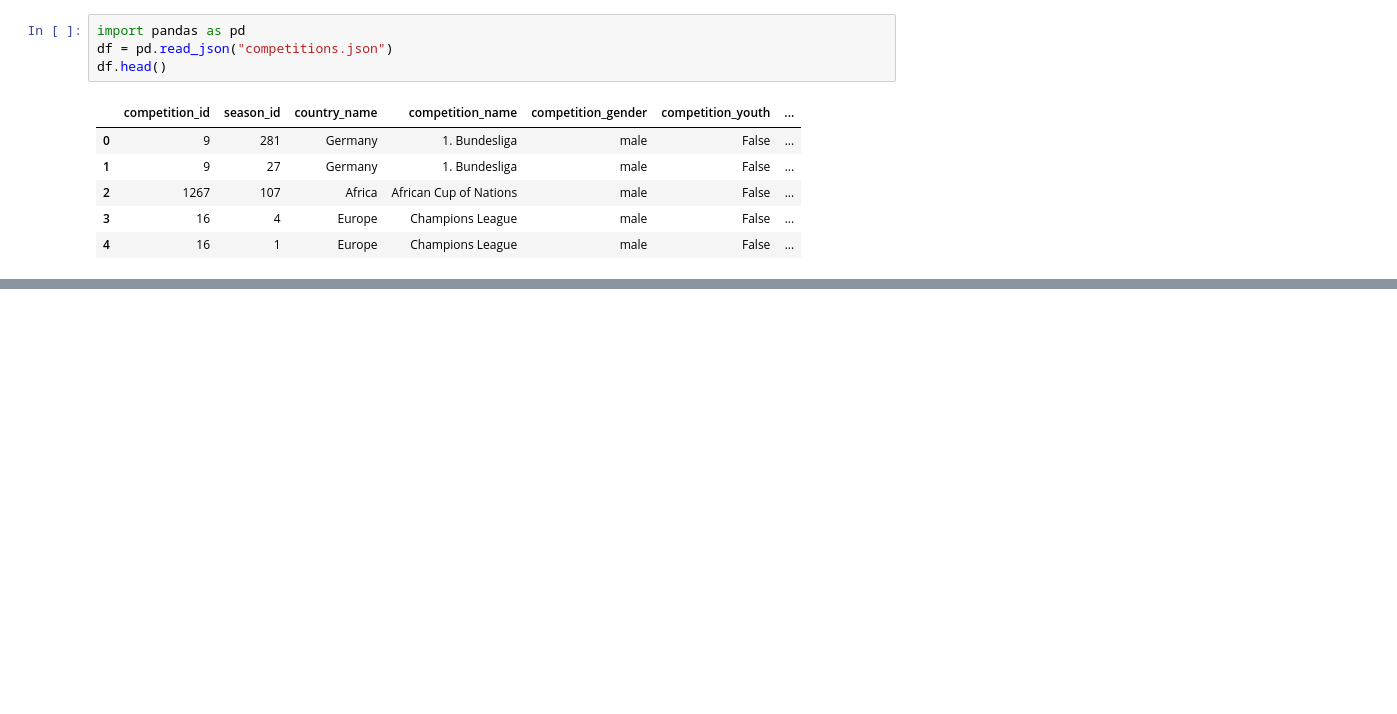
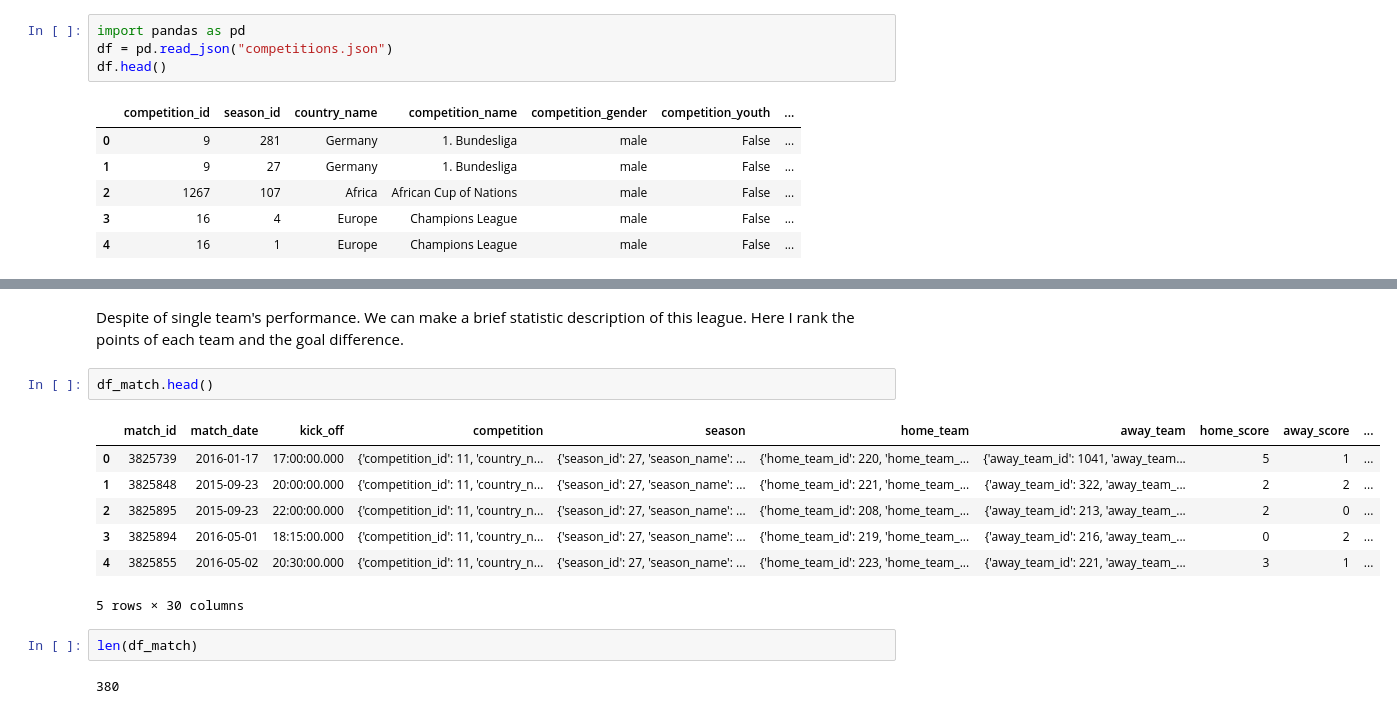
Before and after one commit to liuhouyi720-pixel/World-Cup-2026, a Jupyter notebook: Learning/Match_selection_tool.ipynb, the cells around one changed output, grey strips where cells are left out. Cells and saved outputs as stored; diff of their text form; blank space fills up the shorter version.

```diff
--- a/Learning/Match_selection_tool.ipynb
+++ b/Learning/Match_selection_tool.ipynb
@@ -11,0 +177,16 @@ df.head()
+# %% [markdown]
+Despite of single team's performance. We can make a brief statistic description of this league. Here I rank the points of each team and the goal difference.
+# %%
+df_match.head()
+# %% [output]
+|  | match_id | match_date | kick_off | competition | season | home_team | away_team | home_score | away_score | ... |
+| 0 | 3825739 | 2016-01-17 | 17:00:00.000 | {'competition_id': 11, 'country_n... | {'season_id': 27, 'season_name': ... | {'home_team_id': 220, 'home_team_... | {'away_team_id': 1041, 'away_team... | 5 | 1 | ... |
+| 1 | 3825848 | 2015-09-23 | 20:00:00.000 | {'competition_id': 11, 'country_n... | {'season_id': 27, 'season_name': ... | {'home_team_id': 221, 'home_team_... | {'away_team_id': 322, 'away_team_... | 2 | 2 | ... |
+| 2 | 3825895 | 2015-09-23 | 22:00:00.000 | {'competition_id': 11, 'country_n... | {'season_id': 27, 'season_name': ... | {'home_team_id': 208, 'home_team_... | {'away_team_id': 213, 'away_team_... | 2 | 0 | ... |
+| 3 | 3825894 | 2016-05-01 | 18:15:00.000 | {'competition_id': 11, 'country_n... | {'season_id': 27, 'season_name': ... | {'home_team_id': 219, 'home_team_... | {'away_team_id': 216, 'away_team_... | 0 | 2 | ... |
+| 4 | 3825855 | 2016-05-02 | 20:30:00.000 | {'competition_id': 11, 'country_n... | {'season_id': 27, 'season_name': ... | {'home_team_id': 223, 'home_team_... | {'away_team_id': 221, 'away_team_... | 3 | 1 | ... |
+5 rows × 30 columns
+# %%
+len(df_match)
+# %% [output]
+380
```
Also changed, not shown: parts of 21 cells of this notebook, 1 other file.
